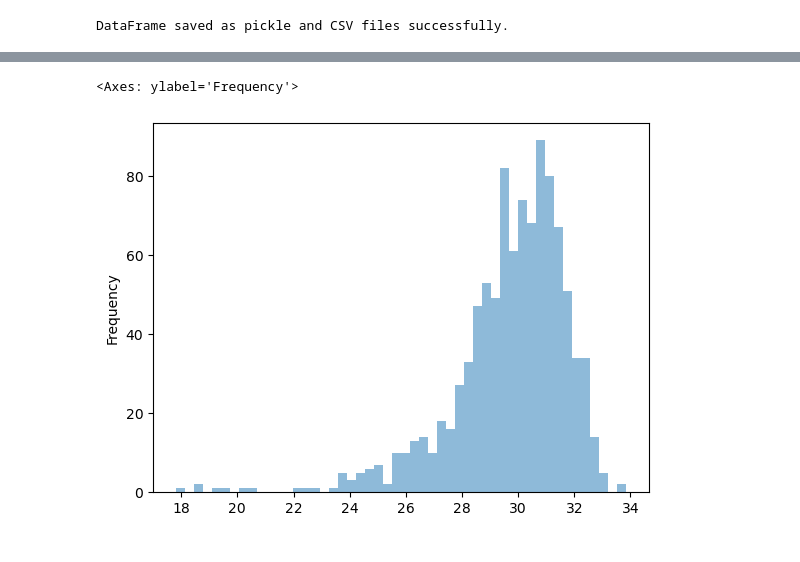
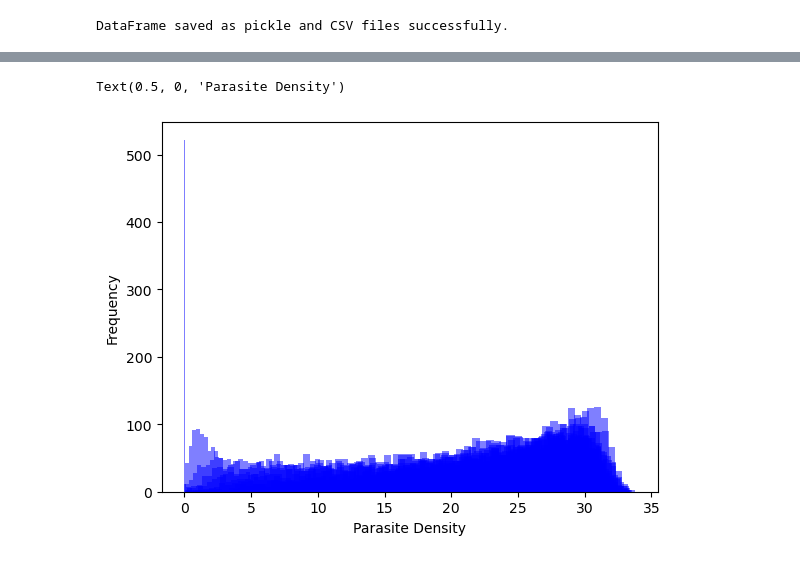
Before and after one commit to maciekboni/2019-test-ppq-pk, a Jupyter notebook: plots/AL/pkpd_AL/pfcrt+pfmdr1/bassat/art_efficacy_calibration.ipynb, the cells around one changed output, grey strips where cells are left out. Drawn from its saved outputs; the diff is of its cells as text; code cells hidden in the pictures.

```diff
--- a/plots/AL/pkpd_AL/pfcrt+pfmdr1/bassat/art_efficacy_calibration.ipynb
+++ b/plots/AL/pkpd_AL/pfcrt+pfmdr1/bassat/art_efficacy_calibration.ipynb
@@ -284,5 +293,7 @@ dfs[49]
-# %%
-dfs[49]['PARASITEDENSITY'].plot.hist(bins=50, alpha=0.5)
-# %% [output]
-<Axes: ylabel='Frequency'>
-[figure, removed]
+# %%
+for i in range(50):
+    dfs[i]['PARASITEDENSITY'].plot.hist(bins=50, alpha=0.5, color='b', label=f'pmax_art = {pmax_values[i]}')
+plt.xlabel('Parasite Density')
+# %% [output]
+Text(0.5, 0, 'Parasite Density')
+[figure, added]
```
Also changed, not shown: parts of 29 cells of this notebook, 26 other files.
